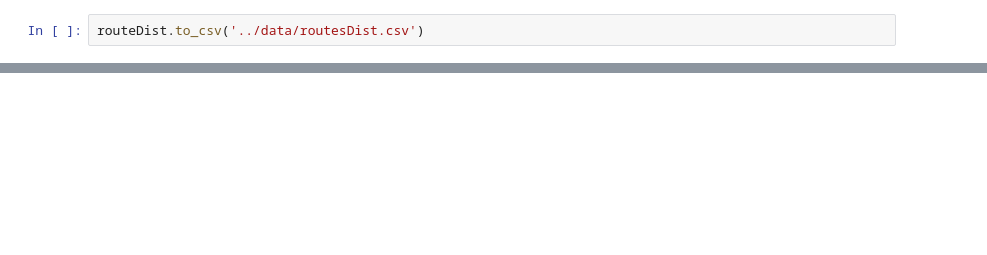
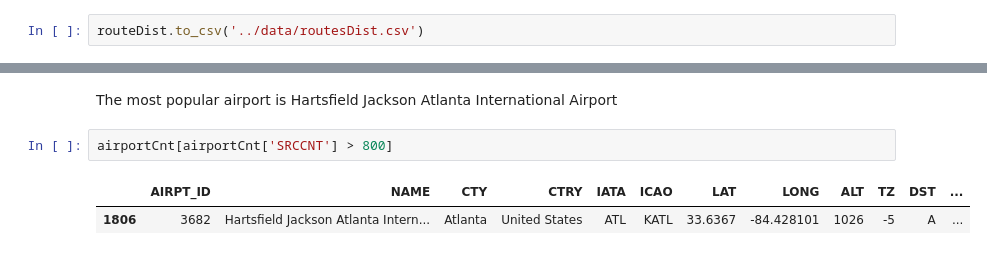
Before and after one commit to GregThomas88/DSCI-2025-D, a Jupyter notebook: EDA/GregEDA.ipynb, the cells around one changed output, grey strips where cells are left out. Drawn from its saved outputs; the diff is of its cells as text; blank space fills up the shorter version.

```diff
--- a/EDA/GregEDA.ipynb
+++ b/EDA/GregEDA.ipynb
@@ -68,0 +116,7 @@ routeDist.to_csv('../data/routesDist.csv')
+# %% [markdown]
+The most popular airport is Hartsfield Jackson Atlanta International Airport
+# %%
+airportCnt[airportCnt['SRCCNT'] > 800]
+# %% [output]
+|  | AIRPT_ID | NAME | CTY | CTRY | IATA | ICAO | LAT | LONG | ALT | TZ | DST | ... |
+| 1806 | 3682 | Hartsfield Jackson Atlanta Intern... | Atlanta | United States | ATL | KATL | 33.6367 | -84.428101 | 1026 | -5 | A | ... |
```
Also changed, not shown: parts of 29 cells of this notebook, 1 other file.
